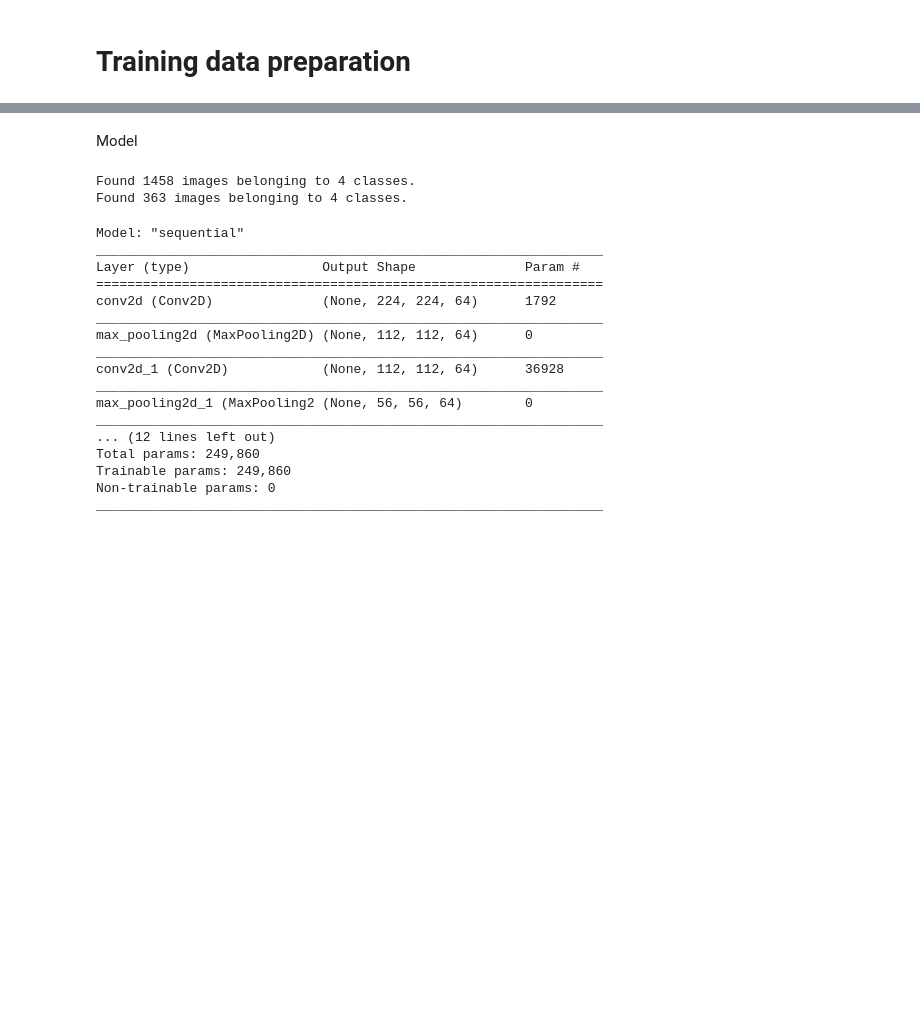
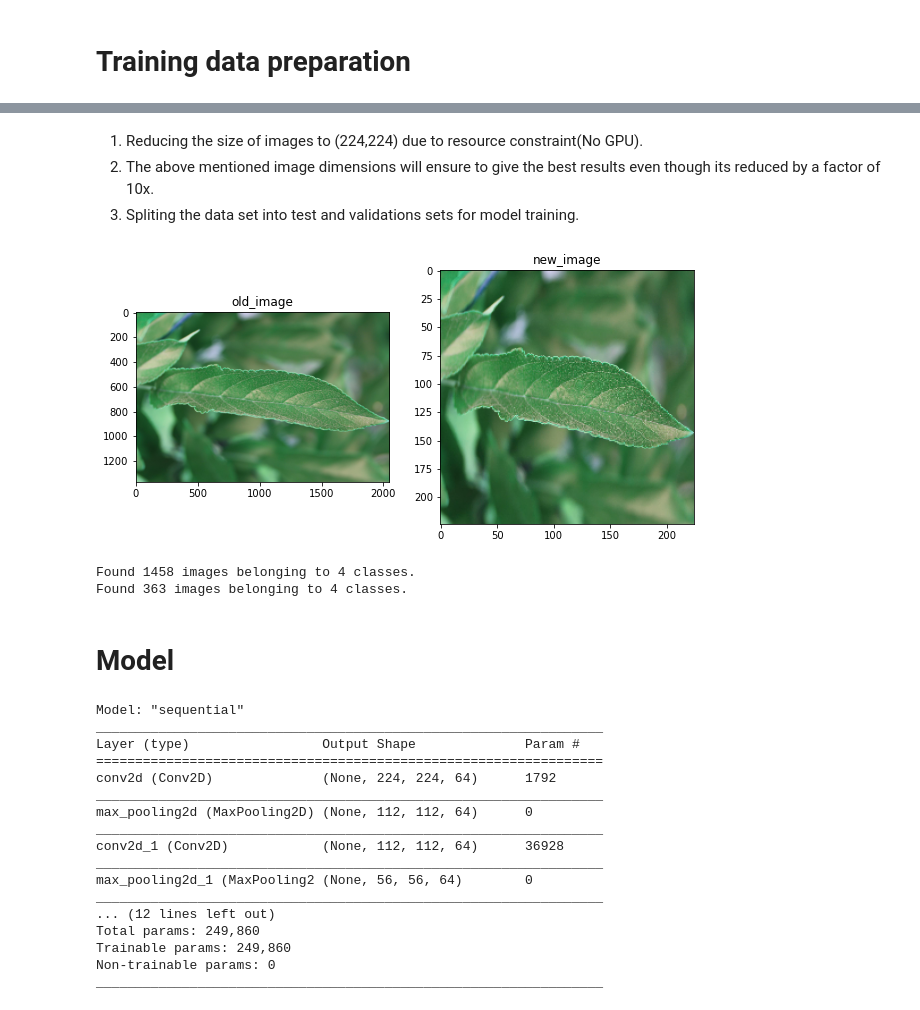
Before and after one commit to krakshak/kaggle-foliar-detection, a Jupyter notebook: foliar_diseases.ipynb, the cells around one changed output, grey strips where cells are left out. Saved outputs shown, nothing was run; the diff lists cells and outputs as text; code cells hidden in the pictures; blank space fills up the shorter version.

```diff
--- a/foliar_diseases.ipynb
+++ b/foliar_diseases.ipynb
@@ -112,2 +104,0 @@ plt.show()
-# %% [markdown]
-Model
@@ -120,3 +105,23 @@ from tensorflow.keras.layers import Dense,Activation,Flatten, Conv2D, MaxPooling
+# %% [markdown]
+1. Reducing the size of images to (224,224) due to resource constraint(No GPU).
+2. The above mentioned image dimensions will ensure to give the best results even though its reduced by a factor of 10x.
+3. Spliting the data set into test and validations sets for model training.
+# %%
+IMG_SIZE=224
+
+sample_img_path = r'D:\Project\foliar_disease\images\train\healthy\Train_4.jpg'
+old_image=cv2.imread(sample_img_path,cv2.COLOR_BGR2RGB)
+new_image=cv2.resize(old_image,(IMG_SIZE,IMG_SIZE))
+plt.figure(figsize = (10, 10))
+i=0
+image_label_map = {"0": "old_image", "1": "new_image"}
+for img in [old_image,new_image]:
+    plt.subplot(1, 2, i+1)
+    plt.imshow(img)
+    plt.title(image_label_map[str(i)])
+    i+=1
+# %% [output]
+[figure, added]
 # %%
 datagen=ImageDataGenerator(rescale=1./255,
                                 shear_range=0.2,
@@ -139,4 +144,6 @@ val_datagen=datagen.flow_from_directory(r'D:\Project\foliar_disease\images\train
 # %% [output]
 Found 1458 images belonging to 4 classes.
 Found 363 images belonging to 4 classes.
+# %% [markdown]
+<h1>Model
 # %%
```
Also changed, not shown: parts of 31 cells of this notebook.
